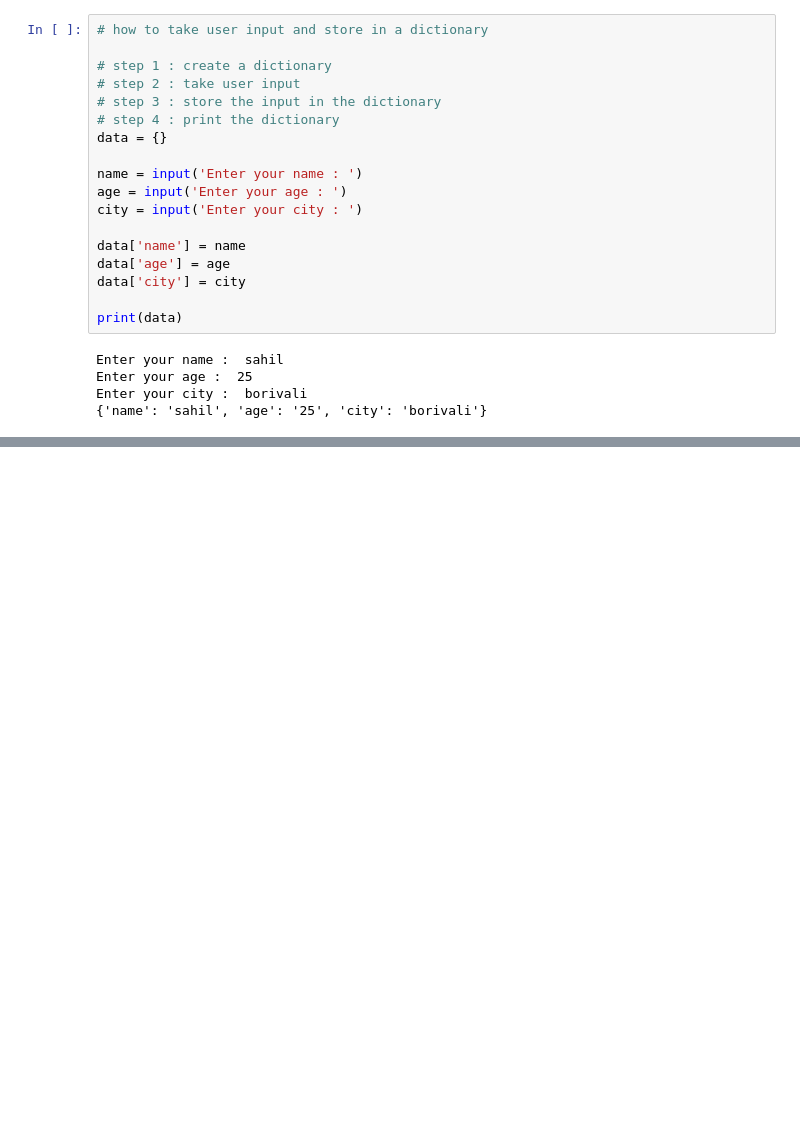
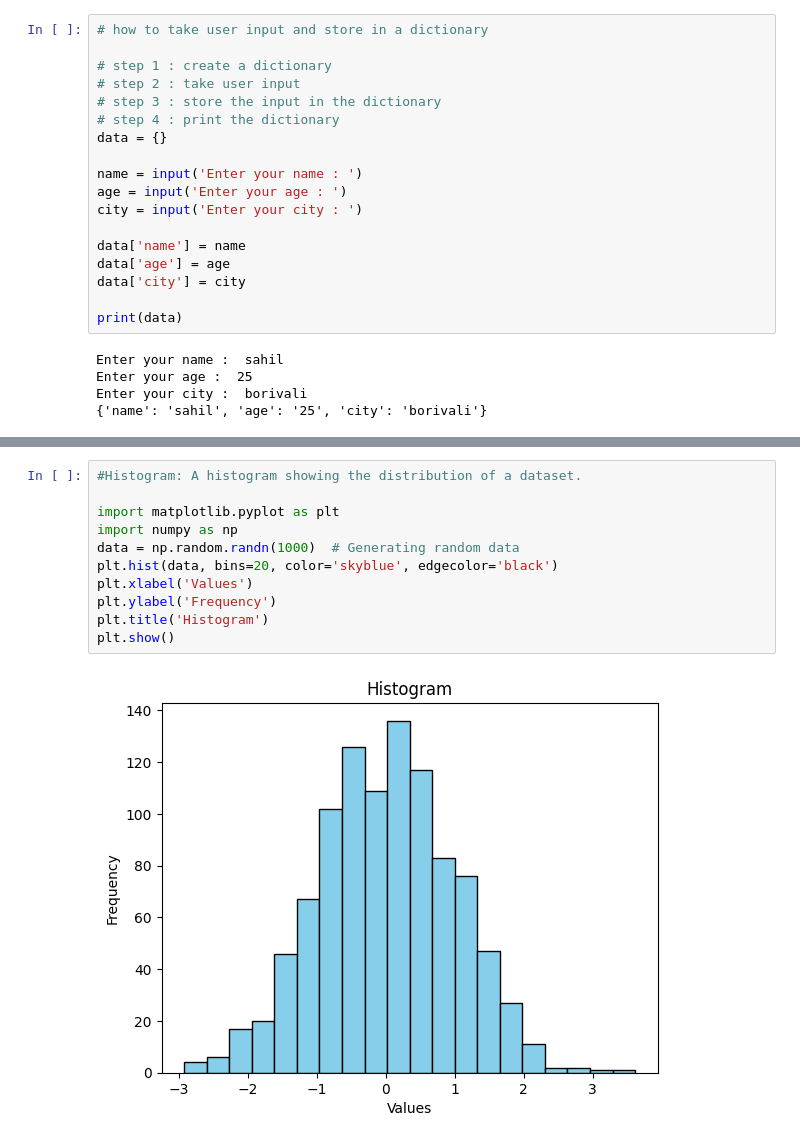
Before and after one commit to sho786aib/python_shoeb_learning, a Jupyter notebook: Shoeb_python.ipynb, the cells around one changed output, grey strips where cells are left out. Cells and saved outputs as stored; diff of their text form; blank space fills up the shorter version.

```diff
--- a/Shoeb_python.ipynb
+++ b/Shoeb_python.ipynb
@@ -703,0 +1031,13 @@ Enter your city :  borivali
+# %%
+#Histogram: A histogram showing the distribution of a dataset.
+
+import matplotlib.pyplot as plt
+import numpy as np
+data = np.random.randn(1000)  # Generating random data
+plt.hist(data, bins=20, color='skyblue', edgecolor='black')
+plt.xlabel('Values')
+plt.ylabel('Frequency')
+plt.title('Histogram')
+plt.show()
+# %% [output]
+[figure, added]
```
Also changed, not shown: parts of 23 cells of this notebook.
